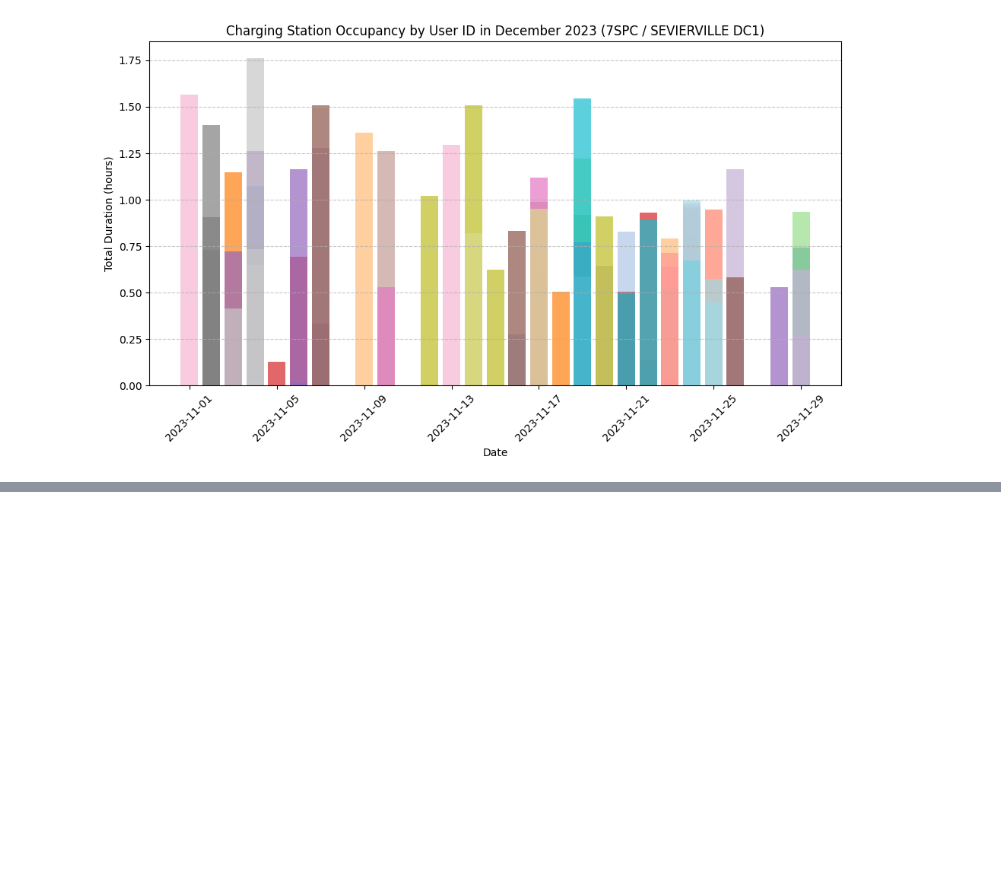
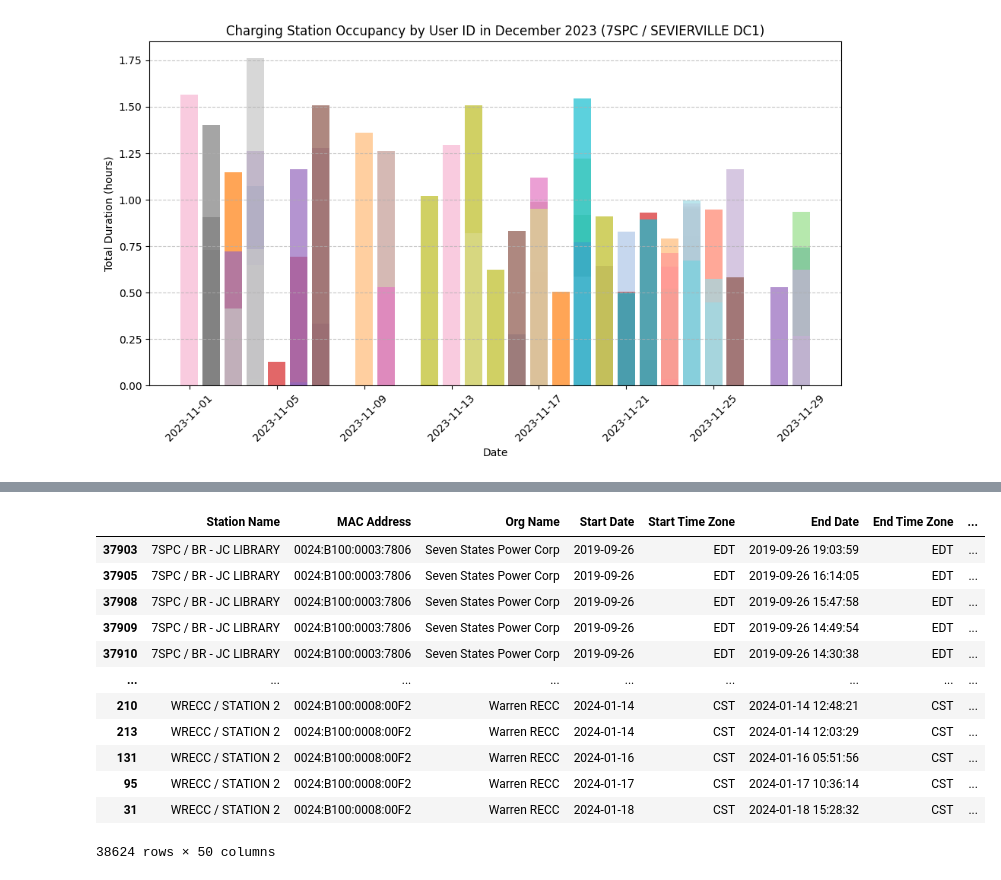
Before and after one commit to mkhaleghian/SevenStates, a Jupyter notebook: Analysis_7sates.ipynb, the cells around one changed output, grey strips where cells are left out. Drawn from its saved outputs; the diff is of its cells as text; code cells hidden in the pictures; blank space fills up the shorter version.

```diff
--- a/Analysis_7sates.ipynb
+++ b/Analysis_7sates.ipynb
@@ -299,0 +326,19 @@ new_df.to_excel('/content/drive/MyDrive/Colab Notebooks/new_dataframe_Day_by_day
+# %%
+df['Start_Time_EST']=pd.to_datetime(df['Start_Time_EST'])
+df_sorted=df.sort_values(by=['Station Name', 'Start_Time_EST'])
+# %%
+df_sorted
+# %% [output]
+|  | Station Name | MAC Address | Org Name | Start Date | Start Time Zone | End Date | End Time Zone | ... |
+| 37903 | 7SPC / BR - JC LIBRARY | 0024:B100:0003:7806 | Seven States Power Corp | 2019-09-26 | EDT | 2019-09-26 19:03:59 | EDT | ... |
+| 37905 | 7SPC / BR - JC LIBRARY | 0024:B100:0003:7806 | Seven States Power Corp | 2019-09-26 | EDT | 2019-09-26 16:14:05 | EDT | ... |
+| 37908 | 7SPC / BR - JC LIBRARY | 0024:B100:0003:7806 | Seven States Power Corp | 2019-09-26 | EDT | 2019-09-26 15:47:58 | EDT | ... |
+| 37909 | 7SPC / BR - JC LIBRARY | 0024:B100:0003:7806 | Seven States Power Corp | 2019-09-26 | EDT | 2019-09-26 14:49:54 | EDT | ... |
+| 37910 | 7SPC / BR - JC LIBRARY | 0024:B100:0003:7806 | Seven States Power Corp | 2019-09-26 | EDT | 2019-09-26 14:30:38 | EDT | ... |
+| ... | ... | ... | ... | ... | ... | ... | ... | ... |
+| 210 | WRECC / STATION 2 | 0024:B100:0008:00F2 | Warren RECC | 2024-01-14 | CST | 2024-01-14 12:48:21 | CST | ... |
+| 213 | WRECC / STATION 2 | 0024:B100:0008:00F2 | Warren RECC | 2024-01-14 | CST | 2024-01-14 12:03:29 | CST | ... |
+| 131 | WRECC / STATION 2 | 0024:B100:0008:00F2 | Warren RECC | 2024-01-16 | CST | 2024-01-16 05:51:56 | CST | ... |
+| 95 | WRECC / STATION 2 | 0024:B100:0008:00F2 | Warren RECC | 2024-01-17 | CST | 2024-01-17 10:36:14 | CST | ... |
+| 31 | WRECC / STATION 2 | 0024:B100:0008:00F2 | Warren RECC | 2024-01-18 | CST | 2024-01-18 15:28:32 | CST | ... |
+38624 rows × 50 columns
```
Also changed, not shown: parts of 21 cells of this notebook.
